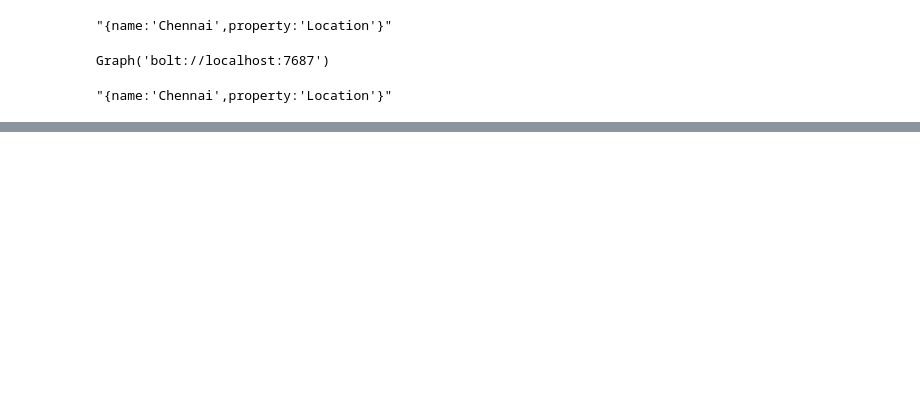
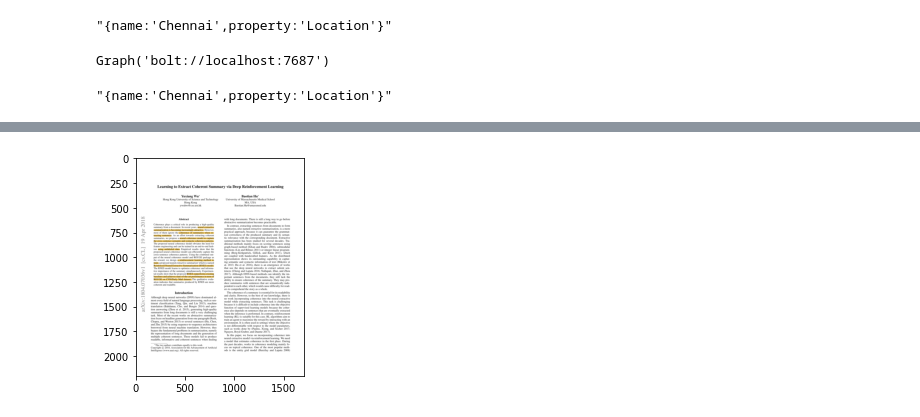
Before and after one commit to ramsrk7/Search-Application, a Jupyter notebook: Notebooks/Setting up Graph DB.ipynb, the cells around one changed output, grey strips where cells are left out. Drawn from its saved outputs; the diff is of its cells as text; code cells hidden in the pictures; blank space fills up the shorter version.

```diff
--- a/Notebooks/Setting up Graph DB.ipynb
+++ b/Notebooks/Setting up Graph DB.ipynb
@@ -288,0 +710,2 @@ graphConn.run(file_node, "LINK",entity_node2, "LIVES")
+# %%
+DB = Neo4jConnection()
@@ -288,0 +716,12 @@ graphConn.run(file_node, "LINK",entity_node2, "LIVES")
+# %%
+preProcess = PreprocessFiles()
+NLP = EntityModel()
+# %%
+path = "/Users/ram/Desktop/Final-Project/Sample_Files"
+# %%
+# Get a list of all files in the directory
+file_list = os.listdir(path)
+
+# Filter the list to include only PDF files
+pdf_list = [path+"/"+f for f in file_list if f.endswith(".pdf")]
+all_list = [path+"/"+f for f in file_list]
@@ -288,0 +777,69 @@ graphConn.run(file_node, "LINK",entity_node2, "LIVES")
+# %%
+data = []
+
+for f in all_list:
+
+    print(f)
+    l = preProcess.getMetaData(f)
+
+    func = None
+
+    cursor1 = DB.run(node1=f, func='IF_PATH_EXISTS')
+    if len(list(cursor1)) >= 1:
+        cursor2 = DB.run(node1=f, func='MODIFIED_TIME')
+        time = [record for record in cursor2][0]
+        print(time)
+        print(str(time).replace("'",""),str(l['mtime']) )
+        if str(time).replace("'","") != str(l['mtime']):
+            func = 'UPDATE'
+
+    else:
+        func = 'CREATE'
+
+    print(func)
+
+    if func:
+        l = preProcess.getMetaData(f)
+        text = preProcess.convertPDF(f)
+        if isinstance(text, bytes):
+            text = text.decode('utf-8')
+            l['numPages'] = text.count('\x0c') + 1
+        else:
+            l['numPages'] = len(text.split('\f'))
+        #print(text)
+
+        NER = NLP.getEntities(text)
+        entities = formatEntities(NER)
+
+        print(len(entities))
+
+        node = File(l)
+        cursor = DB.run(node1=node, func=func)
+        print("Creating...")
+        print(cursor)
+
+        for ent in entities:
+            entity = Keyword(name=ent['word'], relationship=ent['entity'])
+            print(entity.getProperties(), entity.getRelationship())
+            cursor = DB.run(node1=entity, func='CREATE')
+            #cursor = DB.run(node1=File(l), func='CREATE')
+            cursor = DB.run(node1=node, node2=entity, func='LINK', relationship=entity.getRelationship())
+
+        docType = preProcess.getType(f,True)
+        if docType:
+            entity = Keyword(name=docType, relationship='TYPE')
+            cursor = DB.run(node1=entity, func='CREATE')
+            cursor = DB.run(node1=node, node2=entity, func='LINK', relationship=entity.getRelationship())
+
+
+
+#     print(entities)
+
+
+
+
+
+
+
+#print(data)
+# %% [output]
@@ -288,0 +863 @@ graphConn.run(file_node, "LINK",entity_node2, "LIVES")
+[figure, added]
```
Also changed, not shown: parts of 43 cells of this notebook, 34 other files.
